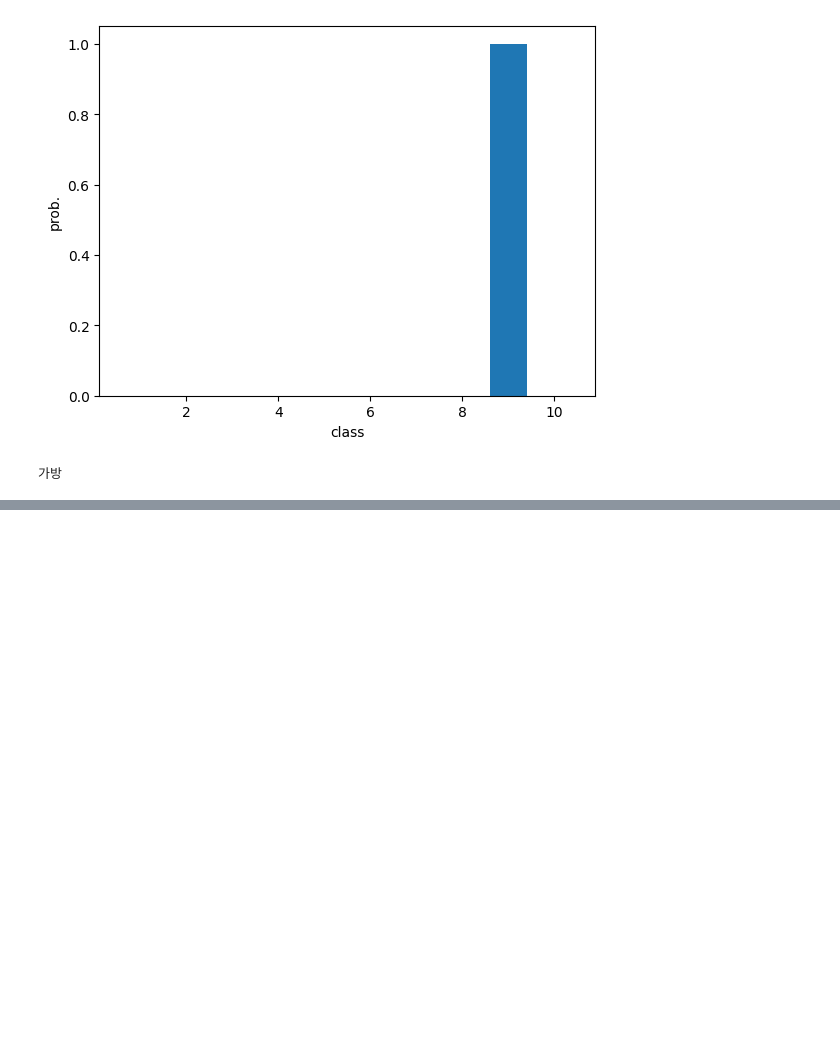
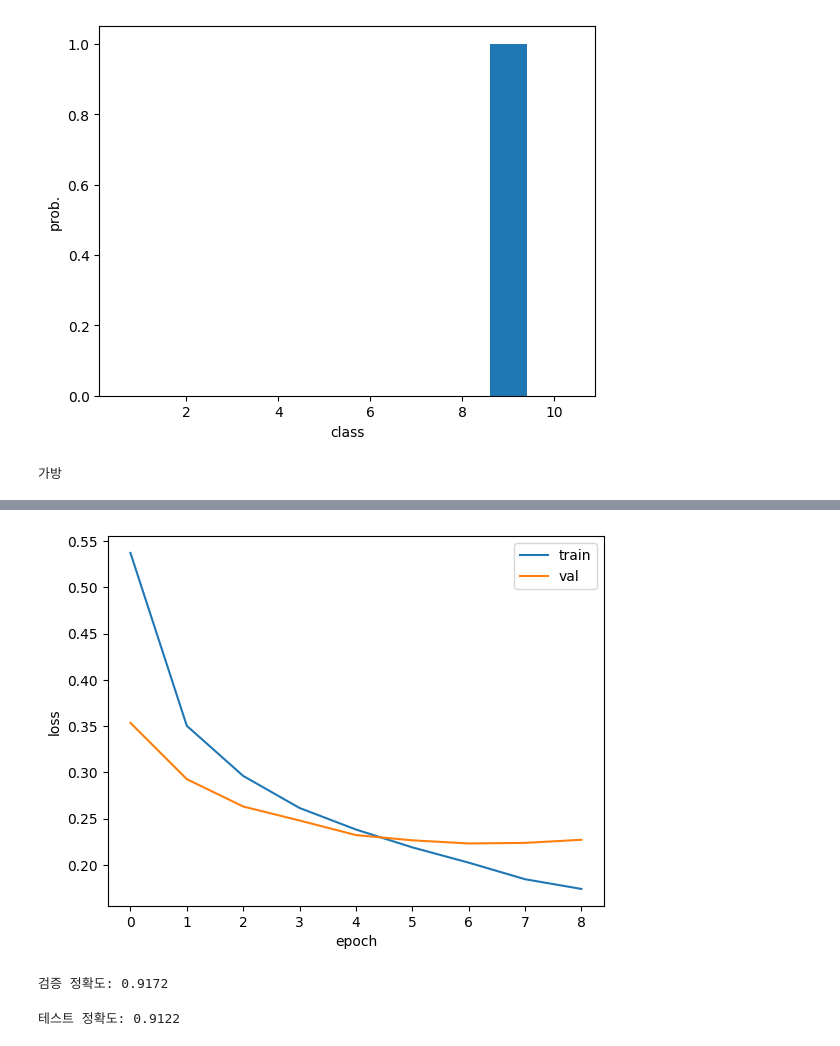
Before and after one commit to DelosIndustry/HongongML-DL_stduy, a Jupyter notebook: hongongDLch8-2.ipynb, the cells around one changed output, grey strips where cells are left out. Drawn from its saved outputs; the diff is of its cells as text; code cells hidden in the pictures; blank space fills up the shorter version.

```diff
--- a/hongongDLch8-2.ipynb
+++ b/hongongDLch8-2.ipynb
@@ -143,0 +169,4 @@ model.evaluate(test_scaled, test_target)
+# %%
+import torch
+outputs = model(torch.ones(1,1,28,28))
+print(outputs.shape)
@@ -143,0 +175,21 @@ model.evaluate(test_scaled, test_target)
+# %%
+model.add_module('dense1', nn.Linear(3136, 100))
+model.add_module('relu3', nn.ReLU())
+model.add_module('dropout', nn.Dropout(0.3))
+model.add_module('dense2', nn.Linear(100,10))
+# %%
+device = torch.device("cuda" if torch.cuda.is_available() else "cpu")
+model.to(device)
+
+import torch.optim as optim
+
+crietrion = nn.CrossEntropyLoss()
+optimizer = optim.Adam(model.parameters())
+# %%
+from torch.utils.data import TensorDataset, DataLoader
+
+train_dataset = TensorDataset(train_scaled, train_target)
+val_dataset = TensorDataset(val_scaled, val_target)
+
+train_loader = DataLoader(train_dataset, batch_size=32, shuffle=True)
+val_loader = DataLoader(val_dataset, batch_size=32, shuffle=False)
@@ -143,0 +251,27 @@ model.evaluate(test_scaled, test_target)
+# %%
+import matplotlib.pyplot as plt
+
+plt.plot(train_hist, label='train')
+plt.plot(val_hist, label='val')
+plt.xlabel('epoch')
+plt.ylabel('loss')
+plt.legend()
+plt.show()
+# %% [output]
+[figure, added]
+# %%
+model.load_state_dict(torch.load('best_cnn_model.pt', weights_only=True))
+
+model.eval()
+corrects = 0
+with torch.no_grad():
+    for inputs, targets in val_loader:
+        inputs, targets = inputs.to(device), targets.to(device)
+        outputs = model(inputs)
+        predicts = torch.argmax(outputs, 1)
+        corrects += (predicts == targets).sum().item()
+
+accuracy = corrects / len(val_dataset)
+print(f"검증 정확도: {accuracy:.4f}")
+# %% [output]
+검증 정확도: 0.9172
@@ -143,0 +284,14 @@ model.evaluate(test_scaled, test_target)
+# %%
+model.eval()
+corrects = 0
+with torch.no_grad():
+    for inputs, targets in test_loader:
+        inputs, targets = inputs.to(device), targets.to(device)
+        outputs = model(inputs)
+        predicts = torch.argmax(outputs, 1)
+        corrects += (predicts == targets).sum().item()
+
+accuracy = corrects / len(test_dataset)
+print(f"테스트 정확도: {accuracy:.4f}")
+# %% [output]
+테스트 정확도: 0.9122
```
Also changed, not shown: parts of 12 cells of this notebook, 3 other files.
